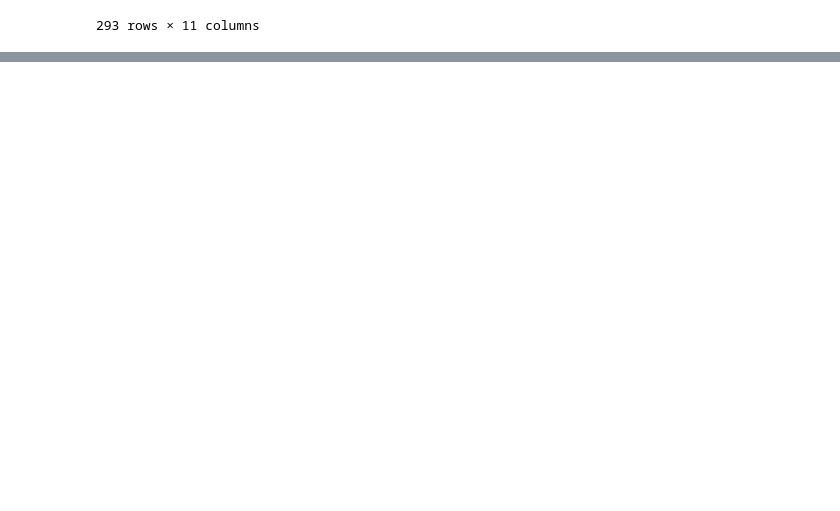
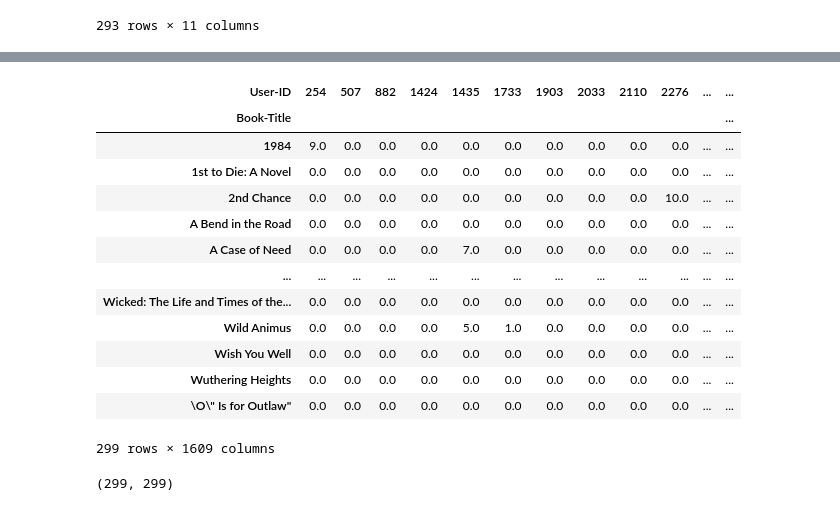
Before and after one commit to Mahad-Saffi/Books-Recommendation-System, a Jupyter notebook: booksRecommendationSystem.ipynb, the cells around one changed output, grey strips where cells are left out. Cells and saved outputs as stored; diff of their text form; code cells hidden in the pictures; blank space fills up the shorter version.

```diff
--- a/booksRecommendationSystem.ipynb
+++ b/booksRecommendationSystem.ipynb
@@ -161,0 +259,19 @@ popular_books
+# %%
+pt.fillna(0, inplace=True)
+# %%
+pt
+# %% [output]
+| User-ID | 254 | 507 | 882 | 1424 | 1435 | 1733 | 1903 | 2033 | 2110 | 2276 | ... | ... |
+| Book-Title |  |  |  |  |  |  |  |  |  |  |  | ... |
+| 1984 | 9.0 | 0.0 | 0.0 | 0.0 | 0.0 | 0.0 | 0.0 | 0.0 | 0.0 | 0.0 | ... | ... |
+| 1st to Die: A Novel | 0.0 | 0.0 | 0.0 | 0.0 | 0.0 | 0.0 | 0.0 | 0.0 | 0.0 | 0.0 | ... | ... |
+| 2nd Chance | 0.0 | 0.0 | 0.0 | 0.0 | 0.0 | 0.0 | 0.0 | 0.0 | 0.0 | 10.0 | ... | ... |
+| A Bend in the Road | 0.0 | 0.0 | 0.0 | 0.0 | 0.0 | 0.0 | 0.0 | 0.0 | 0.0 | 0.0 | ... | ... |
+| A Case of Need | 0.0 | 0.0 | 0.0 | 0.0 | 7.0 | 0.0 | 0.0 | 0.0 | 0.0 | 0.0 | ... | ... |
+| ... | ... | ... | ... | ... | ... | ... | ... | ... | ... | ... | ... | ... |
+| Wicked: The Life and Times of the... | 0.0 | 0.0 | 0.0 | 0.0 | 0.0 | 0.0 | 0.0 | 0.0 | 0.0 | 0.0 | ... | ... |
+| Wild Animus | 0.0 | 0.0 | 0.0 | 0.0 | 5.0 | 1.0 | 0.0 | 0.0 | 0.0 | 0.0 | ... | ... |
+| Wish You Well | 0.0 | 0.0 | 0.0 | 0.0 | 0.0 | 0.0 | 0.0 | 0.0 | 0.0 | 0.0 | ... | ... |
+| Wuthering Heights | 0.0 | 0.0 | 0.0 | 0.0 | 0.0 | 0.0 | 0.0 | 0.0 | 0.0 | 0.0 | ... | ... |
+| \O\" Is for Outlaw" | 0.0 | 0.0 | 0.0 | 0.0 | 0.0 | 0.0 | 0.0 | 0.0 | 0.0 | 0.0 | ... | ... |
+299 rows × 1609 columns
@@ -161,0 +282,4 @@ popular_books
+# %%
+similarity_scores.shape
+# %% [output]
+(299, 299)
```
Also changed, not shown: parts of 19 cells of this notebook.
